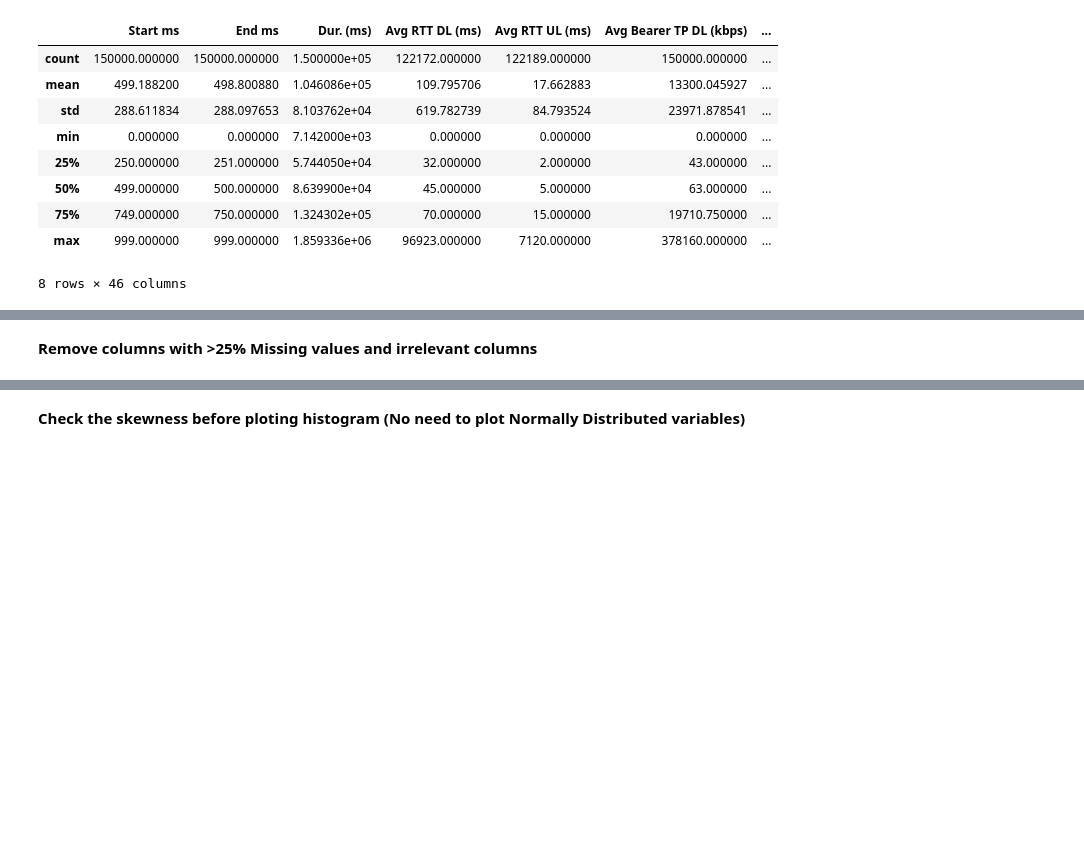
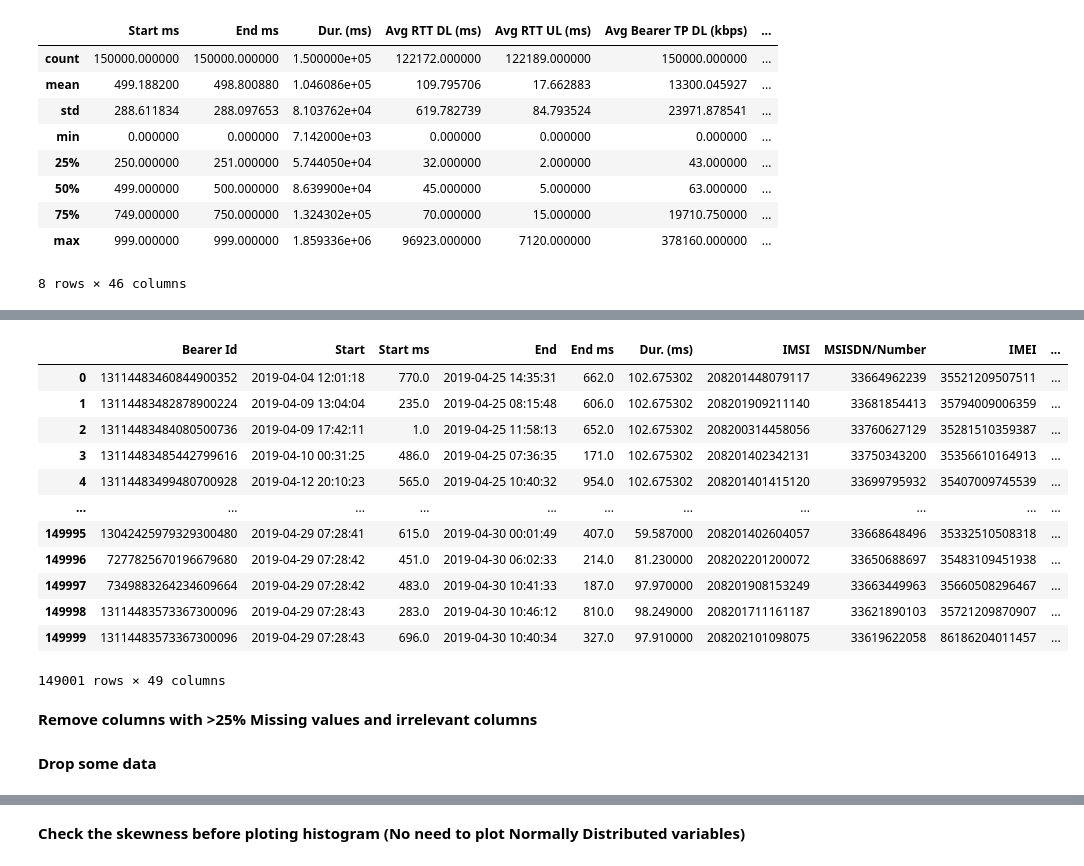
Before and after one commit to fbagire/Telecomm_data_analysis, a Jupyter notebook: data_cleaning.ipynb, the cells around one changed output, grey strips where cells are left out. Drawn from its saved outputs; the diff is of its cells as text; code cells hidden in the pictures; blank space fills up the shorter version.

```diff
--- a/data_cleaning.ipynb
+++ b/data_cleaning.ipynb
@@ -81,7 +101,28 @@ bytes_data = ['Total UL (Bytes)', 'Total DL (Bytes)', 'Social Media DL (Bytes)',
 # %%
 # !! Run it once
 df=cleaning_df.convert_bytes_to_megabytes(bytes_data)
+# %%
+#Change millsecond to Seconds
+df['Dur. (ms)']=df['Dur. (ms)']/1000
+# %%
+df
+# %% [output]
+|  | Bearer Id | Start | Start ms | End | End ms | Dur. (ms) | IMSI | MSISDN/Number | IMEI | ... |
+| 0 | 13114483460844900352 | 2019-04-04 12:01:18 | 770.0 | 2019-04-25 14:35:31 | 662.0 | 102.675302 | 208201448079117 | 33664962239 | 35521209507511 | ... |
+| 1 | 13114483482878900224 | 2019-04-09 13:04:04 | 235.0 | 2019-04-25 08:15:48 | 606.0 | 102.675302 | 208201909211140 | 33681854413 | 35794009006359 | ... |
+| 2 | 13114483484080500736 | 2019-04-09 17:42:11 | 1.0 | 2019-04-25 11:58:13 | 652.0 | 102.675302 | 208200314458056 | 33760627129 | 35281510359387 | ... |
+| 3 | 13114483485442799616 | 2019-04-10 00:31:25 | 486.0 | 2019-04-25 07:36:35 | 171.0 | 102.675302 | 208201402342131 | 33750343200 | 35356610164913 | ... |
+| 4 | 13114483499480700928 | 2019-04-12 20:10:23 | 565.0 | 2019-04-25 10:40:32 | 954.0 | 102.675302 | 208201401415120 | 33699795932 | 35407009745539 | ... |
+| ... | ... | ... | ... | ... | ... | ... | ... | ... | ... | ... |
+| 149995 | 13042425979329300480 | 2019-04-29 07:28:41 | 615.0 | 2019-04-30 00:01:49 | 407.0 | 59.587000 | 208201402604057 | 33668648496 | 35332510508318 | ... |
+| 149996 | 7277825670196679680 | 2019-04-29 07:28:42 | 451.0 | 2019-04-30 06:02:33 | 214.0 | 81.230000 | 208202201200072 | 33650688697 | 35483109451938 | ... |
+| 149997 | 7349883264234609664 | 2019-04-29 07:28:42 | 483.0 | 2019-04-30 10:41:33 | 187.0 | 97.970000 | 208201908153249 | 33663449963 | 35660508296467 | ... |
+| 149998 | 13114483573367300096 | 2019-04-29 07:28:43 | 283.0 | 2019-04-30 10:46:12 | 810.0 | 98.249000 | 208201711161187 | 33621890103 | 35721209870907 | ... |
+| 149999 | 13114483573367300096 | 2019-04-29 07:28:43 | 696.0 | 2019-04-30 10:40:34 | 327.0 | 97.910000 | 208202101098075 | 33619622058 | 86186204011457 | ... |
+149001 rows × 49 columns
 # %% [markdown]
 **Remove columns with >25% Missing values and irrelevant columns**
 # %%
 df=cleaning_df.drop_unwanted_columns()
+# %% [markdown]
+**Drop some data**
```
Also changed, not shown: parts of 27 cells of this notebook.
